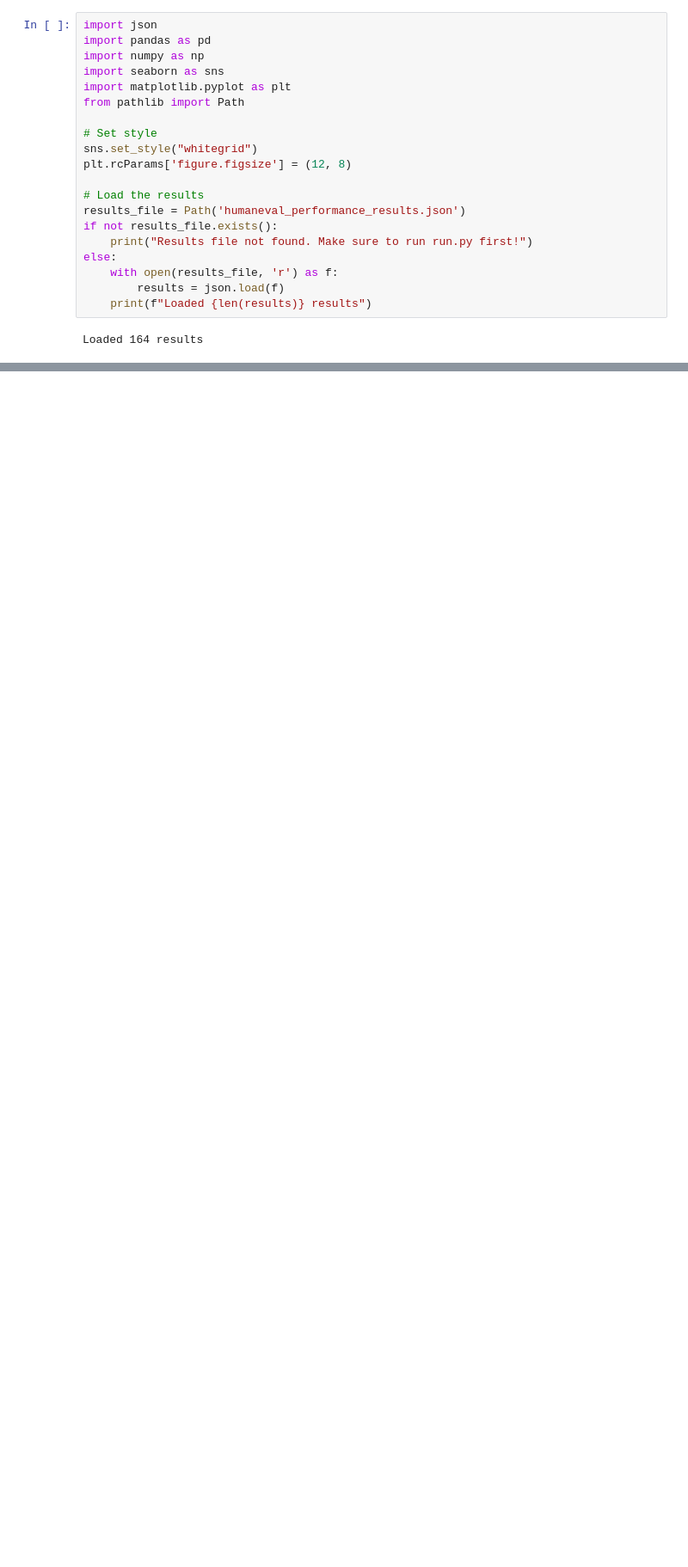
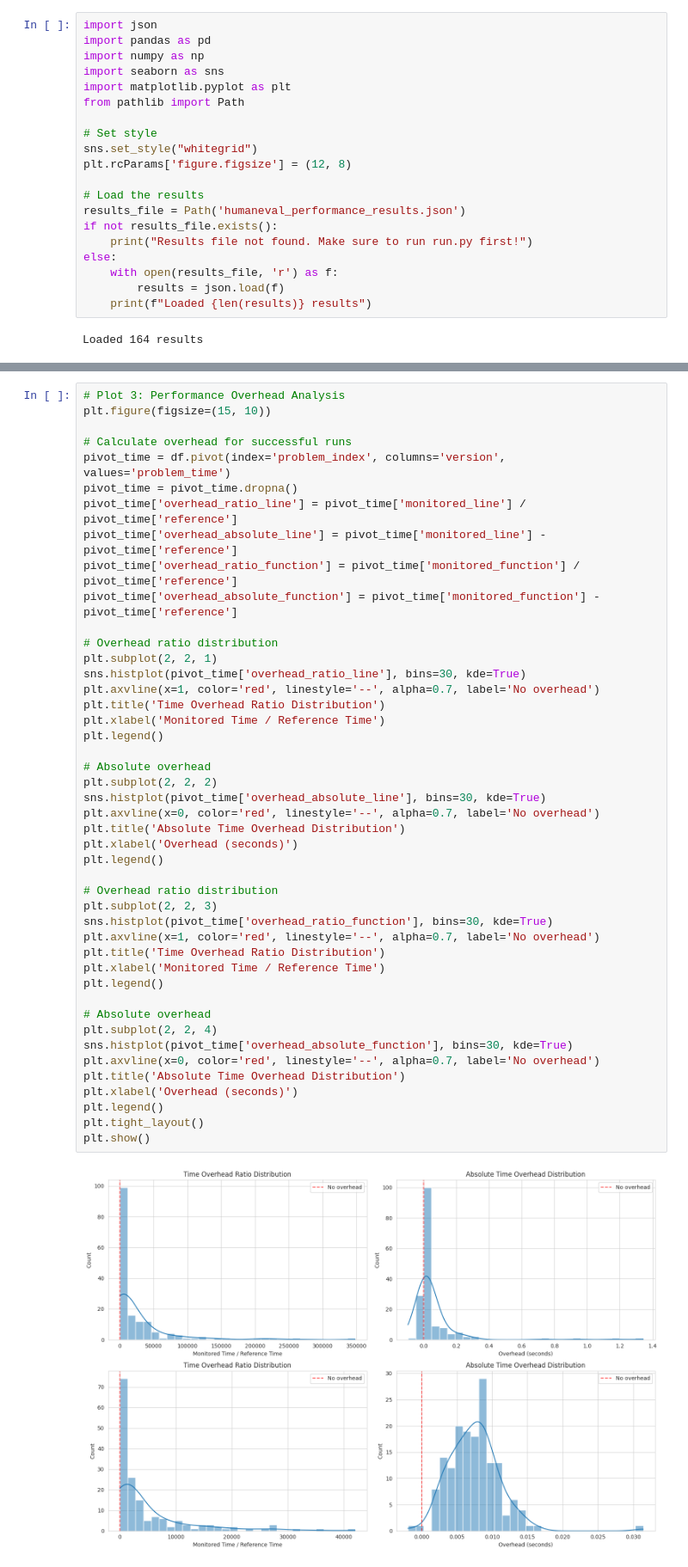
Before and after one commit to jbdoderlein/PyMonitor, a Jupyter notebook: performance/humaneval/analyze_results.ipynb, the cells around one changed output, grey strips where cells are left out. Shown at 86% size. Drawn from its saved outputs; the diff is of its cells as text; blank space fills up the shorter version.

```diff
--- a/performance/humaneval/analyze_results.ipynb
+++ b/performance/humaneval/analyze_results.ipynb
@@ -168,3 +191,50 @@ plt.show()
+# %%
+# Plot 3: Performance Overhead Analysis
+plt.figure(figsize=(15, 10))
+
+# Calculate overhead for successful runs
+pivot_time = df.pivot(index='problem_index', columns='version', values='problem_time')
+pivot_time = pivot_time.dropna()
+pivot_time['overhead_ratio_line'] = pivot_time['monitored_line'] / pivot_time['reference']
+pivot_time['overhead_absolute_line'] = pivot_time['monitored_line'] - pivot_time['reference']
+pivot_time['overhead_ratio_function'] = pivot_time['monitored_function'] / pivot_time['reference']
+pivot_time['overhead_absolute_function'] = pivot_time['monitored_function'] - pivot_time['reference']
+
+# Overhead ratio distribution
+plt.subplot(2, 2, 1)
+sns.histplot(pivot_time['overhead_ratio_line'], bins=30, kde=True)
+plt.axvline(x=1, color='red', linestyle='--', alpha=0.7, label='No overhead')
+plt.title('Time Overhead Ratio Distribution')
+plt.xlabel('Monitored Time / Reference Time')
+plt.legend()
+
+# Absolute overhead
+plt.subplot(2, 2, 2)
+sns.histplot(pivot_time['overhead_absolute_line'], bins=30, kde=True)
+plt.axvline(x=0, color='red', linestyle='--', alpha=0.7, label='No overhead')
+plt.title('Absolute Time Overhead Distribution')
+plt.xlabel('Overhead (seconds)')
+plt.legend()
+
+# Overhead ratio distribution
+plt.subplot(2, 2, 3)
+sns.histplot(pivot_time['overhead_ratio_function'], bins=30, kde=True)
+plt.axvline(x=1, color='red', linestyle='--', alpha=0.7, label='No overhead')
+plt.title('Time Overhead Ratio Distribution')
+plt.xlabel('Monitored Time / Reference Time')
+plt.legend()
+
+# Absolute overhead
+plt.subplot(2, 2, 4)
+sns.histplot(pivot_time['overhead_absolute_function'], bins=30, kde=True)
+plt.axvline(x=0, color='red', linestyle='--', alpha=0.7, label='No overhead')
+plt.title('Absolute Time Overhead Distribution')
+plt.xlabel('Overhead (seconds)')
+plt.legend()
+plt.tight_layout()
+plt.show()
+# %% [output]
+[figure, added]
 # %%
 # Same as before, but remove outliers
 # Calculate overhead for successful runs
```
Also changed, not shown: parts of 5 cells of this notebook, 26 other files.
